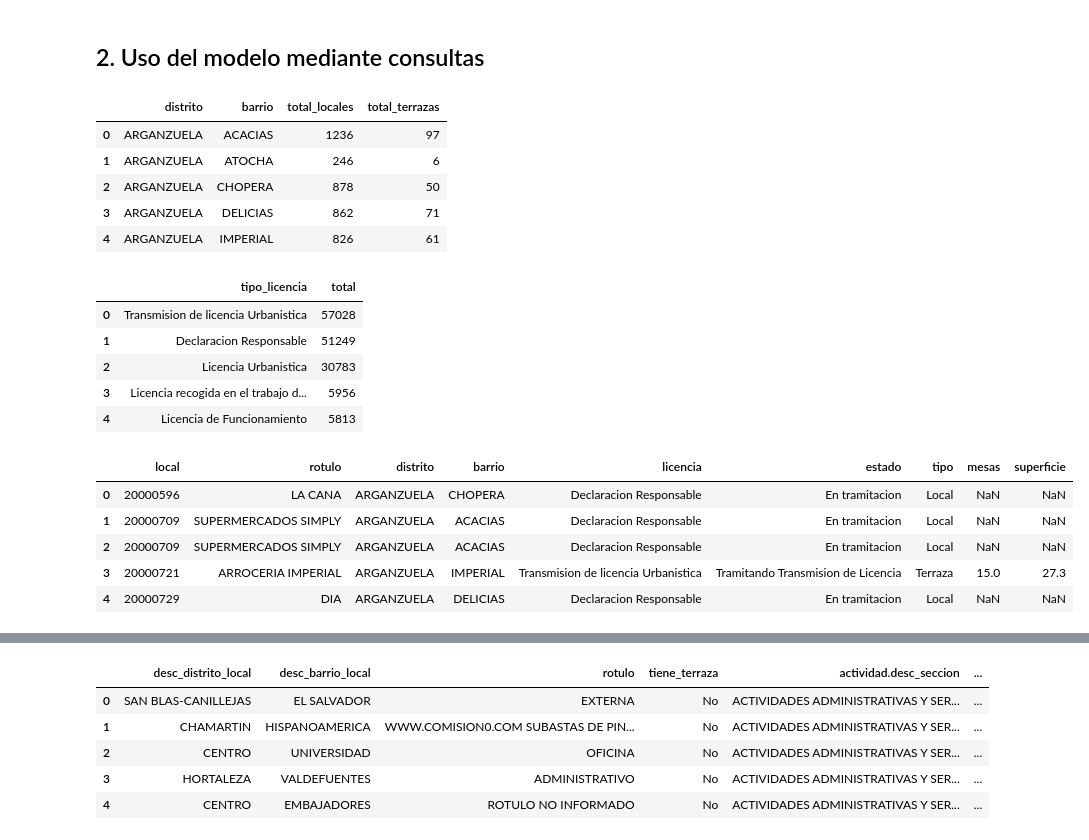
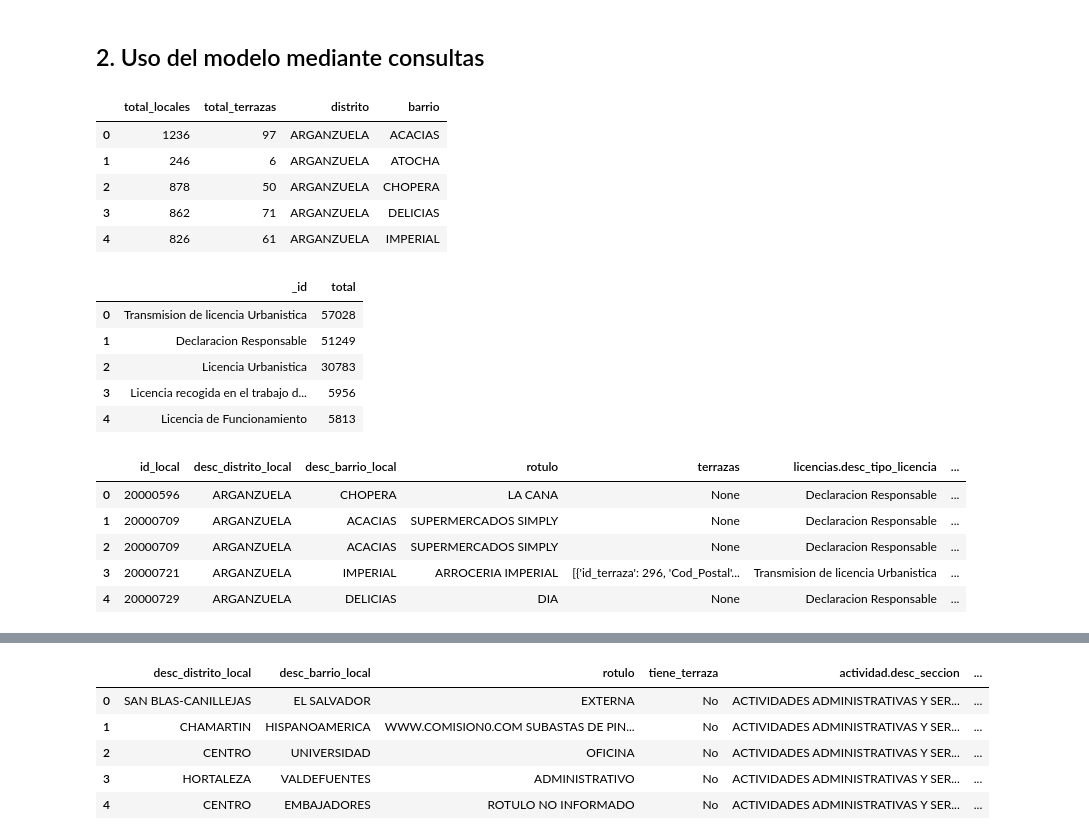
Before and after one commit to TiaIvonne/DataEngineering-NoSql, a Jupyter notebook: Reto 2 Modelado de datos.ipynb, the cells around one changed output, grey strips where cells are left out. Cells and saved outputs as stored; diff of their text form; code cells hidden in the pictures.

```diff
--- a/Reto 2 Modelado de datos.ipynb
+++ b/Reto 2 Modelado de datos.ipynb
@@ -179,25 +203,17 @@ resultado = db["locales"].aggregate([
     { "$sort": { "_id.distrito": 1, "_id.barrio": 1 } }
 ])
 
-# Pasa a dataframe para mejor visualizacion
-df = pd.DataFrame([
-    {
-        "distrito": doc["_id"]["distrito"].strip(),
-        "barrio":   doc["_id"]["barrio"].strip(),
-        "total_locales":  doc["total_locales"],
-        "total_terrazas": doc["total_terrazas"]
-    }
-    for doc in resultado
-])
-
+df = pd.json_normalize(list(resultado)).rename(columns={
+    "_id.distrito": "distrito", "_id.barrio": "barrio"
+})
 df.head(5)
 # %% [output]
-|  | distrito | barrio | total_locales | total_terrazas |
-| 0 | ARGANZUELA | ACACIAS | 1236 | 97 |
-| 1 | ARGANZUELA | ATOCHA | 246 | 6 |
-| 2 | ARGANZUELA | CHOPERA | 878 | 50 |
-| 3 | ARGANZUELA | DELICIAS | 862 | 71 |
-| 4 | ARGANZUELA | IMPERIAL | 826 | 61 |
+|  | total_locales | total_terrazas | distrito | barrio |
+| 0 | 1236 | 97 | ARGANZUELA | ACACIAS |
+| 1 | 246 | 6 | ARGANZUELA | ATOCHA |
+| 2 | 878 | 50 | ARGANZUELA | CHOPERA |
+| 3 | 862 | 71 | ARGANZUELA | DELICIAS |
+| 4 | 826 | 61 | ARGANZUELA | IMPERIAL |
 # %%
 # Consulta b sobre tipos de licencias
 resultado = db["locales"].aggregate([
@@ -211,17 +227,10 @@ resultado = db["locales"].aggregate([
     { "$sort": { "total": -1 } }
 ])
 
-df = pd.DataFrame([
-    {
-        "tipo_licencia": doc["_id"],
-        "total": doc["total"]
-    }
-    for doc in resultado
-])
-
+df = pd.json_normalize(list(resultado))
 df.head(5)
 # %% [output]
-|  | tipo_licencia | total |
+|  | _id | total |
 | 0 | Transmision de licencia Urbanistica | 57028 |
 | 1 | Declaracion Responsable | 51249 |
 | 2 | Licencia Urbanistica | 30783 |
@@ -230,57 +239,36 @@ df.head(5)
 # %%
 # Consulta c
 resultado = db["locales"].aggregate([
     { "$unwind": "$licencias" },
     {
         "$match": {
             "licencias.desc_tipo_situacion_licencia": {
                 "$regex": "tramit", "$options": "i"
             }
         }
     },
     {
         "$project": {
             "_id": 0,
             "id_local": 1,
             "rotulo": 1,
             "desc_distrito_local": 1,
             "desc_barrio_local": 1,
             "licencias.desc_tipo_licencia": 1,
             "licencias.desc_tipo_situacion_licencia": 1,
             "terrazas": 1
         }
     }
 ])
-
-rows = []
-for doc in resultado:
-    base = {
-        "local":    doc["id_local"],
-        "rotulo":   doc["rotulo"],
-        "distrito": doc["desc_distrito_local"].strip(),
-        "barrio":   doc["desc_barrio_local"].strip(),
-        "licencia": doc["licencias"]["desc_tipo_licencia"],
-        "estado":   doc["licencias"]["desc_tipo_situacion_licencia"],
-    }
-    if doc.get("terrazas"):
-        for terraza in doc["terrazas"]:
-            rows.append({**base,
-                "tipo": "Terraza",
-                "mesas": terraza.get("mesas_es"),
-                "superficie": terraza.get("Superficie_ES")
-            })
-    else:
-        rows.append({**base, "tipo": "Local", "mesas": None, "superficie": None})
-
-df = pd.DataFrame(rows)
+df = pd.json_normalize(resultado)
 df.head(5)
 # %% [output]
-|  | local | rotulo | distrito | barrio | licencia | estado | tipo | mesas | superficie |
-| 0 | 20000596 | LA CANA | ARGANZUELA | CHOPERA | Declaracion Responsable | En tramitacion | Local | NaN | NaN |
-| 1 | 20000709 | SUPERMERCADOS SIMPLY | ARGANZUELA | ACACIAS | Declaracion Responsable | En tramitacion | Local | NaN | NaN |
-| 2 | 20000709 | SUPERMERCADOS SIMPLY | ARGANZUELA | ACACIAS | Declaracion Responsable | En tramitacion | Local | NaN | NaN |
-| 3 | 20000721 | ARROCERIA IMPERIAL | ARGANZUELA | IMPERIAL | Transmision de licencia Urbanistica | Tramitando Transmision de Licencia | Terraza | 15.0 | 27.3 |
-| 4 | 20000729 | DIA | ARGANZUELA | DELICIAS | Declaracion Responsable | En tramitacion | Local | NaN | NaN |
+|  | id_local | desc_distrito_local | desc_barrio_local | rotulo | terrazas | licencias.desc_tipo_licencia | ... |
+| 0 | 20000596 | ARGANZUELA | CHOPERA | LA CANA | None | Declaracion Responsable | ... |
+| 1 | 20000709 | ARGANZUELA | ACACIAS | SUPERMERCADOS SIMPLY | None | Declaracion Responsable | ... |
+| 2 | 20000709 | ARGANZUELA | ACACIAS | SUPERMERCADOS SIMPLY | None | Declaracion Responsable | ... |
+| 3 | 20000721 | ARGANZUELA | IMPERIAL | ARROCERIA IMPERIAL | [{'id_terraza': 296, 'Cod_Postal'... | Transmision de licencia Urbanistica | ... |
+| 4 | 20000729 | ARGANZUELA | DELICIAS | DIA | None | Declaracion Responsable | ... |
 # %%
 # Consulta d otro enfoque
 resultado = list(db["locales"].aggregate([
```
Also changed, not shown: parts of 3 cells of this notebook.
